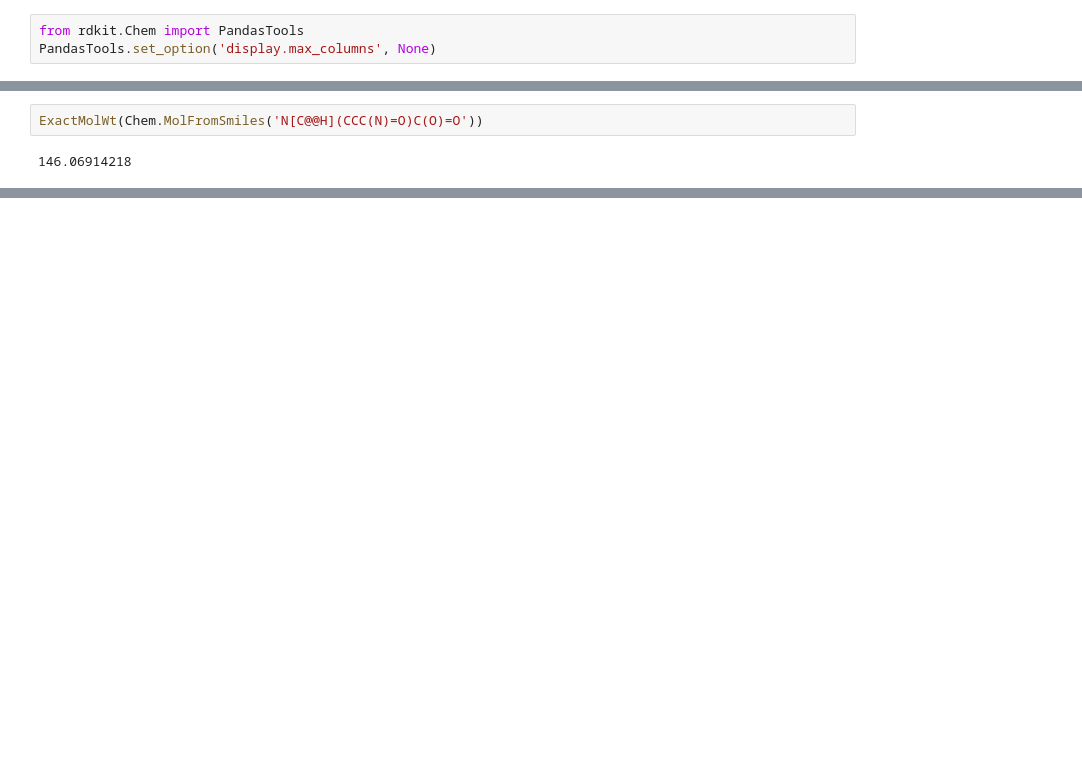
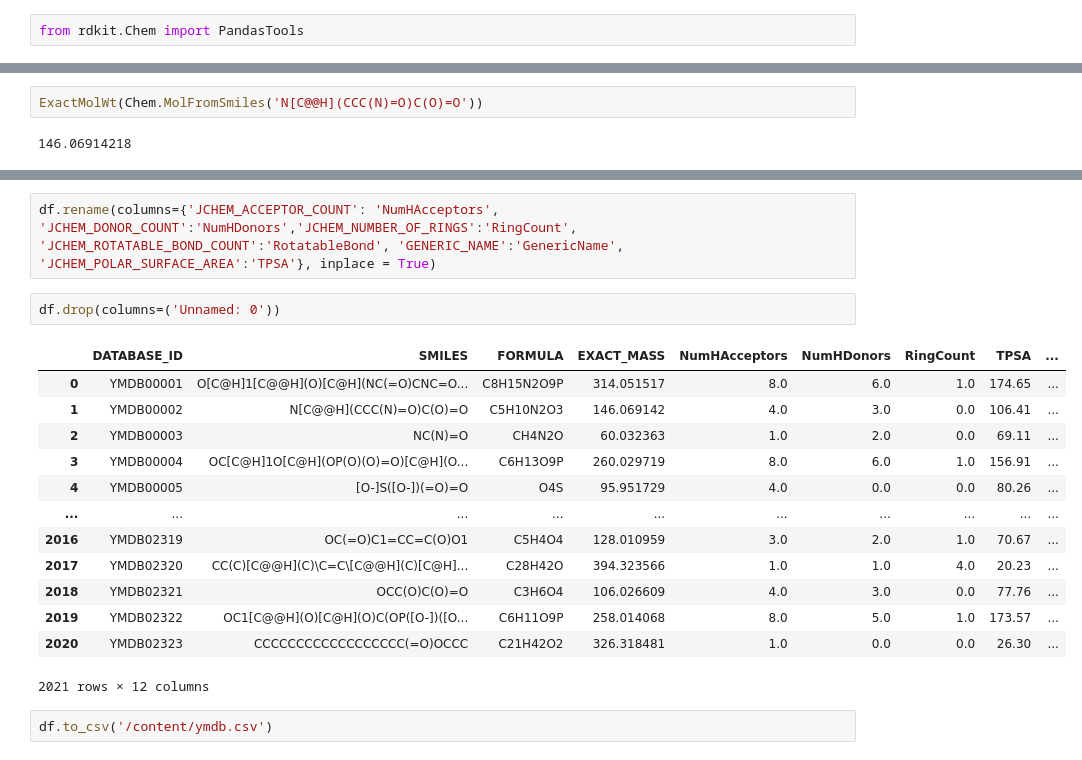
Before and after one commit to JoaoGustavo29/SDF_ANALYSIS, a Jupyter notebook: Test(rdkit).ipynb, the cells around one changed output, grey strips where cells are left out. Drawn from its saved outputs; the diff is of its cells as text; blank space fills up the shorter version.

```diff
--- a/Test(rdkit).ipynb
+++ b/Test(rdkit).ipynb
@@ -19,4 +19,3 @@ from rdkit.Chem.Crippen import MolLogP
 from rdkit.Chem.Lipinski import RingCount
 # %%
 from rdkit.Chem import PandasTools
-PandasTools.set_option('display.max_columns', None)
@@ -137,0 +175,20 @@ df.head()
+# %%
+df.rename(columns={'JCHEM_ACCEPTOR_COUNT': 'NumHAcceptors', 'JCHEM_DONOR_COUNT':'NumHDonors','JCHEM_NUMBER_OF_RINGS':'RingCount', 'JCHEM_ROTATABLE_BOND_COUNT':'RotatableBond', 'GENERIC_NAME':'GenericName', 'JCHEM_POLAR_SURFACE_AREA':'TPSA'}, inplace = True)
+# %%
+df.drop(columns=('Unnamed: 0'))
+# %% [output]
+|  | DATABASE_ID | SMILES | FORMULA | EXACT_MASS | NumHAcceptors | NumHDonors | RingCount | TPSA | ... |
+| 0 | YMDB00001 | O[C@H]1[C@@H](O)[C@H](NC(=O)CNC=O... | C8H15N2O9P | 314.051517 | 8.0 | 6.0 | 1.0 | 174.65 | ... |
+| 1 | YMDB00002 | N[C@@H](CCC(N)=O)C(O)=O | C5H10N2O3 | 146.069142 | 4.0 | 3.0 | 0.0 | 106.41 | ... |
+| 2 | YMDB00003 | NC(N)=O | CH4N2O | 60.032363 | 1.0 | 2.0 | 0.0 | 69.11 | ... |
+| 3 | YMDB00004 | OC[C@H]1O[C@H](OP(O)(O)=O)[C@H](O... | C6H13O9P | 260.029719 | 8.0 | 6.0 | 1.0 | 156.91 | ... |
+| 4 | YMDB00005 | [O-]S([O-])(=O)=O | O4S | 95.951729 | 4.0 | 0.0 | 0.0 | 80.26 | ... |
+| ... | ... | ... | ... | ... | ... | ... | ... | ... | ... |
+| 2016 | YMDB02319 | OC(=O)C1=CC=C(O)O1 | C5H4O4 | 128.010959 | 3.0 | 2.0 | 1.0 | 70.67 | ... |
+| 2017 | YMDB02320 | CC(C)[C@@H](C)\C=C\[C@@H](C)[C@H]... | C28H42O | 394.323566 | 1.0 | 1.0 | 4.0 | 20.23 | ... |
+| 2018 | YMDB02321 | OCC(O)C(O)=O | C3H6O4 | 106.026609 | 4.0 | 3.0 | 0.0 | 77.76 | ... |
+| 2019 | YMDB02322 | OC1[C@@H](O)[C@H](O)C(OP([O-])([O... | C6H11O9P | 258.014068 | 8.0 | 5.0 | 1.0 | 173.57 | ... |
+| 2020 | YMDB02323 | CCCCCCCCCCCCCCCCCC(=O)OCCC | C21H42O2 | 326.318481 | 1.0 | 0.0 | 0.0 | 26.30 | ... |
+2021 rows × 12 columns
+# %%
+df.to_csv('/content/ymdb.csv')
```
Also changed, not shown: parts of 16 cells of this notebook.
